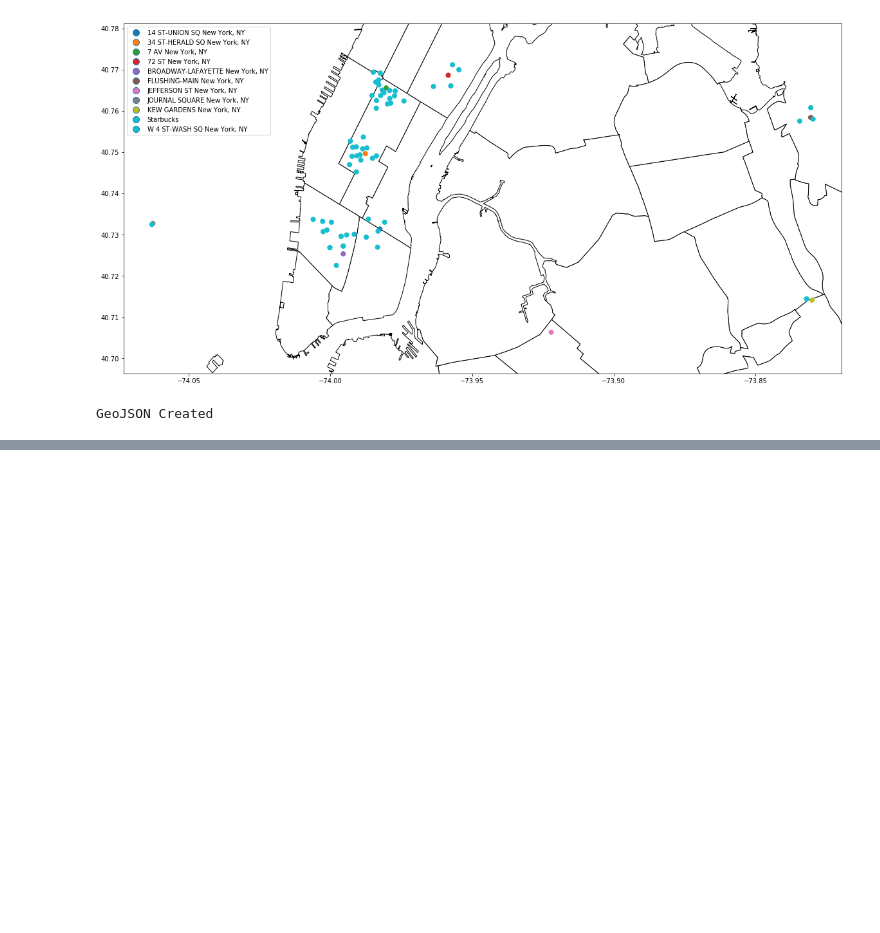
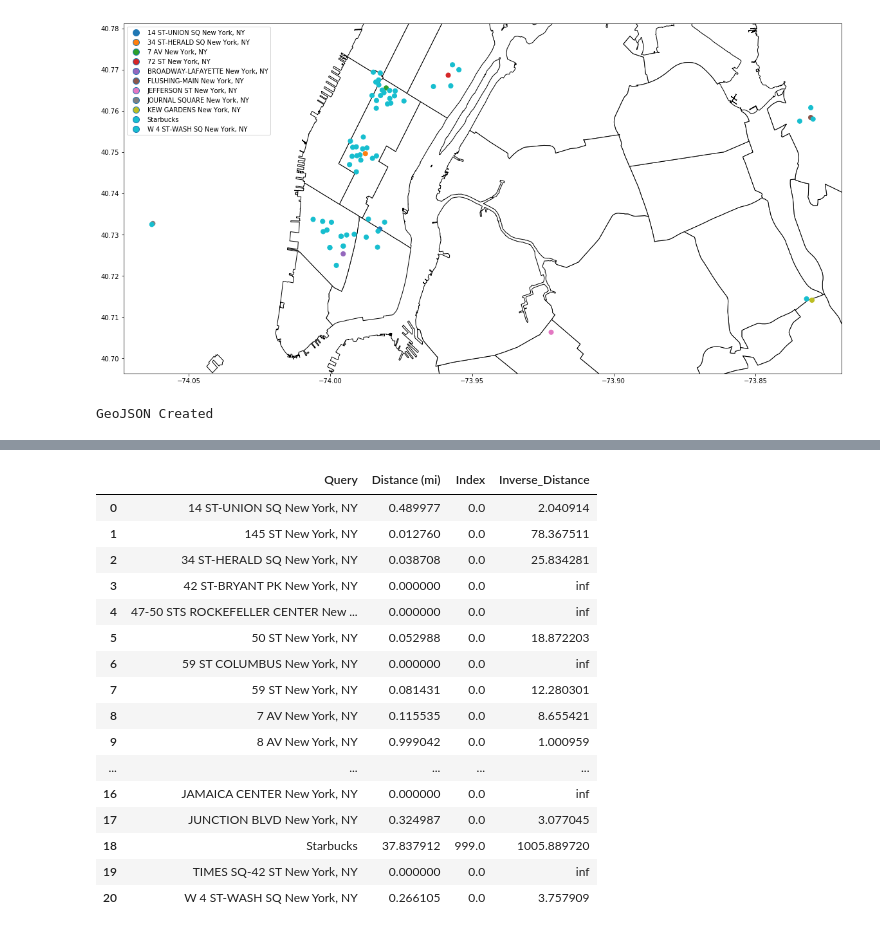
Before and after one commit to nalehc/gala_flyer_locations, a Jupyter notebook: Google_Places_Scraping_Alan.ipynb, the cells around one changed output, grey strips where cells are left out. Saved outputs shown, nothing was run; the diff lists cells and outputs as text; code cells hidden in the pictures; blank space fills up the shorter version.

```diff
--- a/Google_Places_Scraping_Alan.ipynb
+++ b/Google_Places_Scraping_Alan.ipynb
@@ -305 +380,30 @@ Union Turnpike - Kew Gardens Station      9.690110
 Name: Distance Score Percent (%), dtype: float64
+# %%
+nps_gdf = gpd.read_file(outputfile_name)
+nps_gdf = nps_gdf[['Area', 'Distance (mi)', 'Index', 'Query']]
+#nps_gdf = nps_gdf[['Area', 'Distance (mi)', 'Index', 'Query', 'Nearest_Station']]
+nps_gdf['Inverse_Distance'] = nps_gdf['Distance (mi)'].apply(np.reciprocal)
+#nps_gdf = nps_gdf.groupby(by = ['Nearest_Station', 'Query'], as_index = False).sum()
+#nps_gdf = nps_gdf[nps_gdf['Query'] == 'Starbucks']
+#nps_gdf['Strbks Distance Score Percent (%)'] = nps_gdf['Inverse_Distance'].apply(lambda x: x / nps_gdf['Inverse_Distance'].max())
+#nps_gdf
+groupby_npsgdf = nps_gdf.groupby(by = ['Query'], as_index = False).sum()
+groupby_npsgdf
+# %% [output]
+|  | Query | Distance (mi) | Index | Inverse_Distance |
+| 0 | 14 ST-UNION SQ New York, NY | 0.489977 | 0.0 | 2.040914 |
+| 1 | 145 ST New York, NY | 0.012760 | 0.0 | 78.367511 |
+| 2 | 34 ST-HERALD SQ New York, NY | 0.038708 | 0.0 | 25.834281 |
+| 3 | 42 ST-BRYANT PK New York, NY | 0.000000 | 0.0 | inf |
+| 4 | 47-50 STS ROCKEFELLER CENTER New ... | 0.000000 | 0.0 | inf |
+| 5 | 50 ST New York, NY | 0.052988 | 0.0 | 18.872203 |
+| 6 | 59 ST COLUMBUS New York, NY | 0.000000 | 0.0 | inf |
+| 7 | 59 ST New York, NY | 0.081431 | 0.0 | 12.280301 |
+| 8 | 7 AV New York, NY | 0.115535 | 0.0 | 8.655421 |
+| 9 | 8 AV New York, NY | 0.999042 | 0.0 | 1.000959 |
+| ... | ... | ... | ... | ... |
+| 16 | JAMAICA CENTER New York, NY | 0.000000 | 0.0 | inf |
+| 17 | JUNCTION BLVD New York, NY | 0.324987 | 0.0 | 3.077045 |
+| 18 | Starbucks | 37.837912 | 999.0 | 1005.889720 |
+| 19 | TIMES SQ-42 ST New York, NY | 0.000000 | 0.0 | inf |
+| 20 | W 4 ST-WASH SQ New York, NY | 0.266105 | 0.0 | 3.757909 |
```
Also changed, not shown: parts of 14 cells of this notebook.
